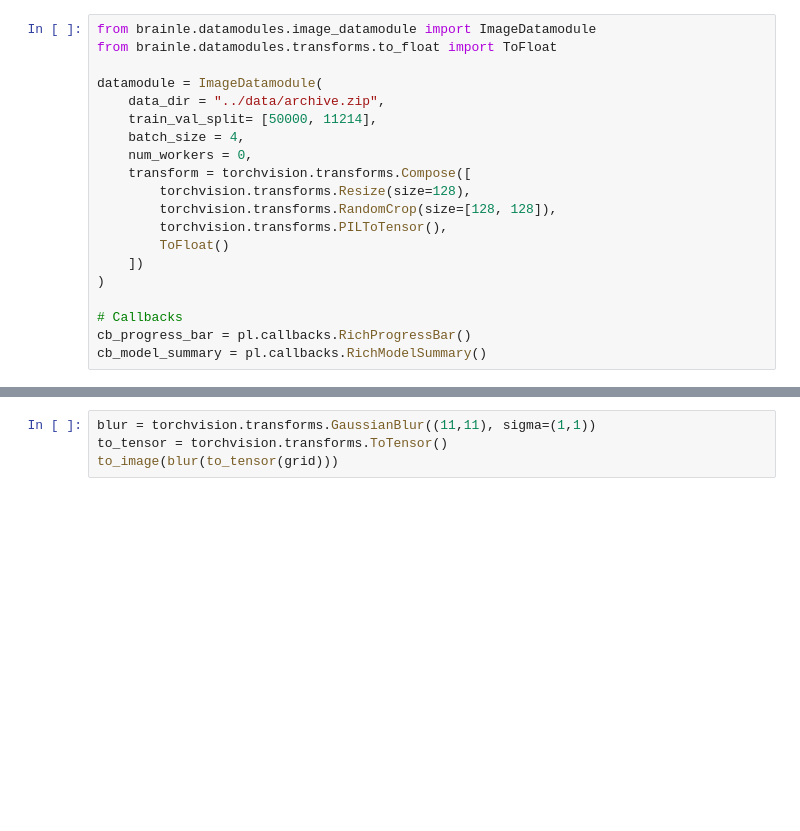
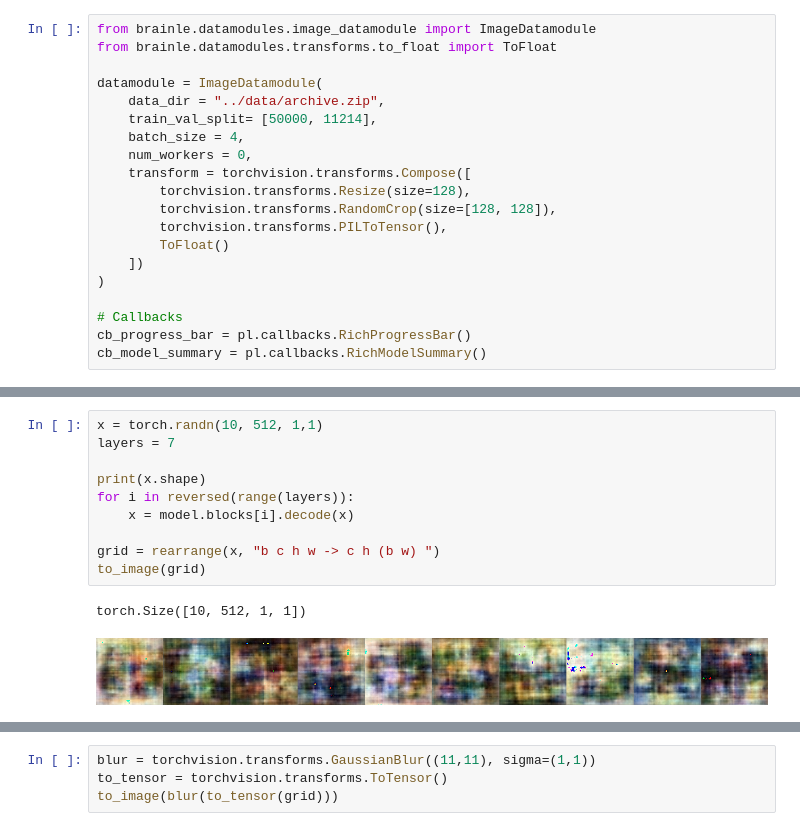
Before and after one commit to flavioschneider/brainle, a Jupyter notebook: notebooks/layered_training.ipynb, the cells around one changed output, grey strips where cells are left out. Cells and saved outputs as stored; diff of their text form; blank space fills up the shorter version.

```diff
--- a/notebooks/layered_training.ipynb
+++ b/notebooks/layered_training.ipynb
@@ -290,3 +281,16 @@ torch.Size([4, 3, 96, 96])
+# %%
+x = torch.randn(10, 512, 1,1)
+layers = 7
+
+print(x.shape)
+for i in reversed(range(layers)):
+    x = model.blocks[i].decode(x)
+
+grid = rearrange(x, "b c h w -> c h (b w) ")
+to_image(grid)
+# %% [output]
+torch.Size([10, 512, 1, 1])
+[figure, added]
 # %%
 import cv2
 from rich.progress import track
```
Also changed, not shown: parts of 9 cells of this notebook.
